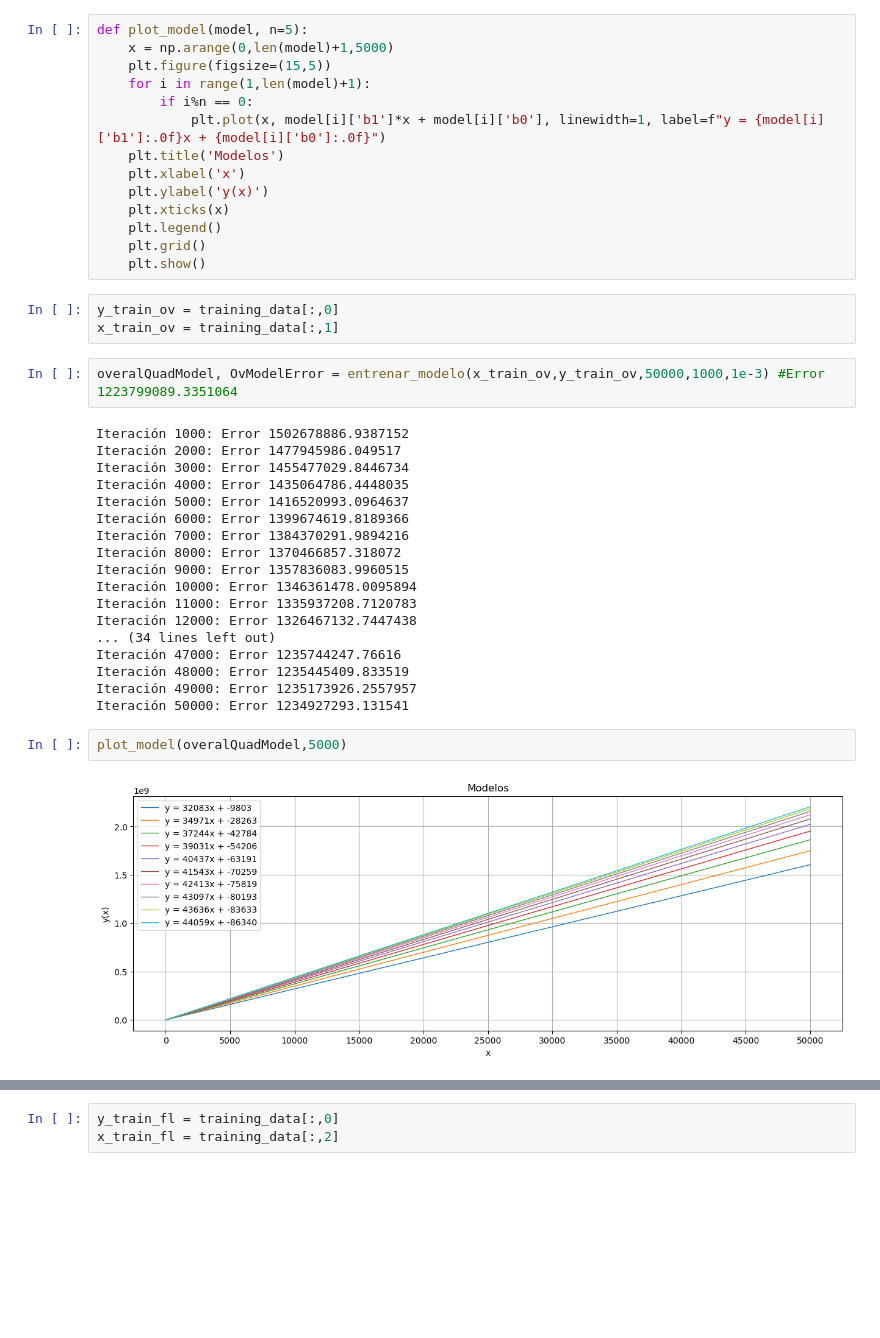
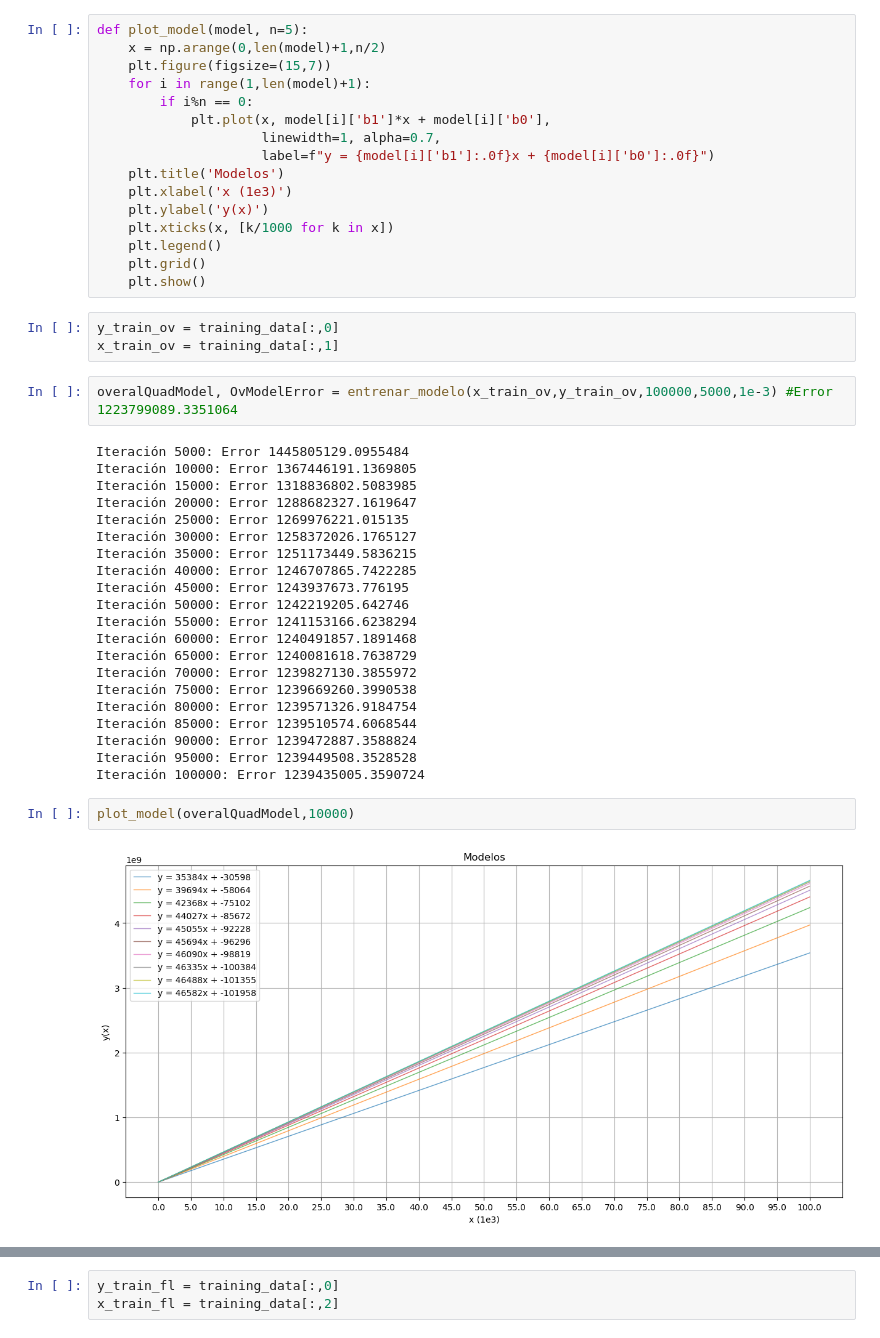
Before and after one commit to jriveramol/Proy_1_linear_regression, a Jupyter notebook: proyecto_24005123.ipynb, the cells around one changed output, grey strips where cells are left out. Drawn from its saved outputs; the diff is of its cells as text; blank space fills up the shorter version.

```diff
--- a/proyecto_24005123.ipynb
+++ b/proyecto_24005123.ipynb
@@ -159,15 +159,17 @@ def plot_error(error):
     plt.show()
 # %%
 def plot_model(model, n=5):
-    x = np.arange(0,len(model)+1,5000)
-    plt.figure(figsize=(15,5))
+    x = np.arange(0,len(model)+1,n/2)
+    plt.figure(figsize=(15,7))
     for i in range(1,len(model)+1):
         if i%n == 0:
-            plt.plot(x, model[i]['b1']*x + model[i]['b0'], linewidth=1, label=f"y = {model[i]['b1']:.0f}x + {model[i]['b0']:.0f}")
+            plt.plot(x, model[i]['b1']*x + model[i]['b0'],
+                     linewidth=1, alpha=0.7,
+                     label=f"y = {model[i]['b1']:.0f}x + {model[i]['b0']:.0f}")
     plt.title('Modelos')
-    plt.xlabel('x')
+    plt.xlabel('x (1e3)')
     plt.ylabel('y(x)')
-    plt.xticks(x)
+    plt.xticks(x, [k/1000 for k in x])
     plt.legend()
     plt.grid()
     plt.show()
@@ -175,29 +177,32 @@ def plot_model(model, n=5):
 y_train_ov = training_data[:,0]
 x_train_ov = training_data[:,1]
 # %%
-overalQuadModel, OvModelError = entrenar_modelo(x_train_ov,y_train_ov,50000,1000,1e-3) #Error 1223799089.3351064
+overalQuadModel, OvModelError = entrenar_modelo(x_train_ov,y_train_ov,100000,5000,1e-3) #Error 1223799089.3351064
 # %% [output]
-Iteración 1000: Error 1502678886.9387152
-Iteración 2000: Error 1477945986.049517
-Iteración 3000: Error 1455477029.8446734
-Iteración 4000: Error 1435064786.4448035
-Iteración 5000: Error 1416520993.0964637
-Iteración 6000: Error 1399674619.8189366
-Iteración 7000: Error 1384370291.9894216
-Iteración 8000: Error 1370466857.318072
-Iteración 9000: Error 1357836083.9960515
-Iteración 10000: Error 1346361478.0095894
-Iteración 11000: Error 1335937208.7120783
-Iteración 12000: Error 1326467132.7447438
-... (34 lines left out)
-Iteración 47000: Error 1235744247.76616
-Iteración 48000: Error 1235445409.833519
-Iteración 49000: Error 1235173926.2557957
-Iteración 50000: Error 1234927293.131541
+Iteración 5000: Error 1445805129.0955484
+Iteración 10000: Error 1367446191.1369805
+Iteración 15000: Error 1318836802.5083985
+Iteración 20000: Error 1288682327.1619647
+Iteración 25000: Error 1269976221.015135
+Iteración 30000: Error 1258372026.1765127
+Iteración 35000: Error 1251173449.5836215
+Iteración 40000: Error 1246707865.7422285
+Iteración 45000: Error 1243937673.776195
+Iteración 50000: Error 1242219205.642746
+Iteración 55000: Error 1241153166.6238294
+Iteración 60000: Error 1240491857.1891468
+Iteración 65000: Error 1240081618.7638729
+Iteración 70000: Error 1239827130.3855972
+Iteración 75000: Error 1239669260.3990538
+Iteración 80000: Error 1239571326.9184754
+Iteración 85000: Error 1239510574.6068544
+Iteración 90000: Error 1239472887.3588824
+Iteración 95000: Error 1239449508.3528528
+Iteración 100000: Error 1239435005.3590724
 # %%
-plot_model(overalQuadModel,5000)
+plot_model(overalQuadModel,10000)
 # %% [output]
-[figure, old version]
+[figure, new version]
 # %%
 plot_error(OvModelError)
 # %% [output]
```
Also changed, not shown: parts of 20 cells of this notebook.
